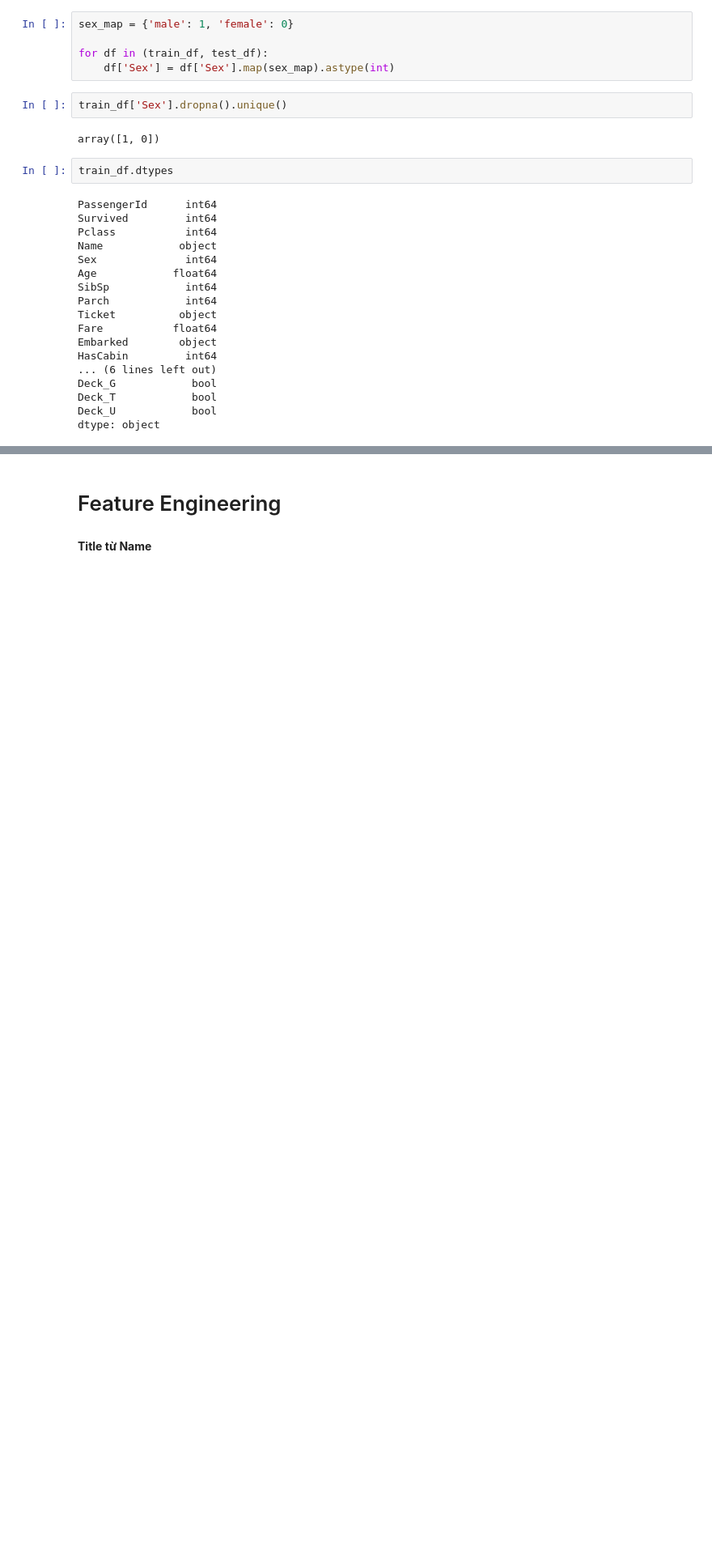
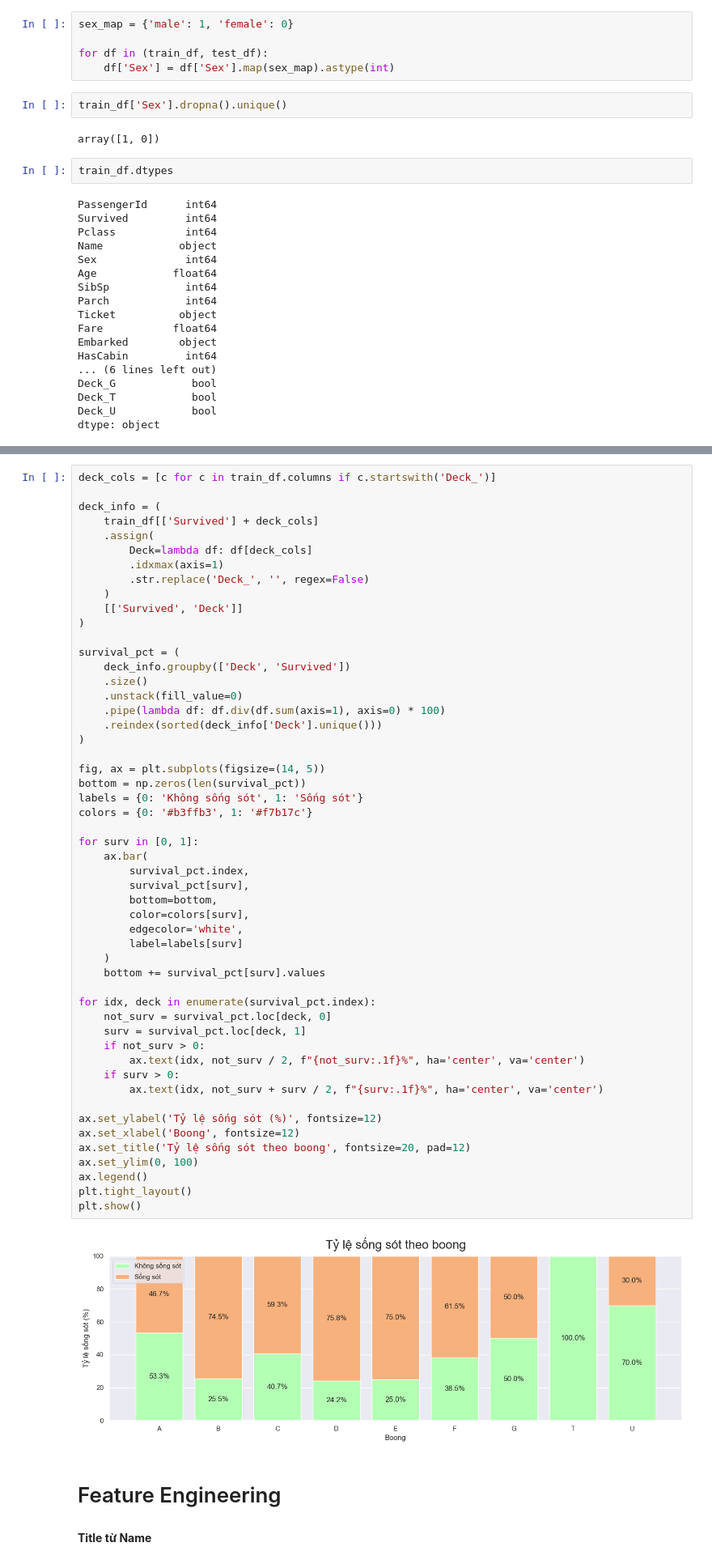
Before and after one commit to Phtzone/SGU25_KPDL_Group, a Jupyter notebook: Challange 1/titanic/titanic.ipynb, the cells around one changed output, grey strips where cells are left out. Shown at 81% size. Cells and saved outputs as stored; diff of their text form; blank space fills up the shorter version.

```diff
--- a/Challange 1/titanic/titanic.ipynb
+++ b/Challange 1/titanic/titanic.ipynb
@@ -301,3 +411,57 @@ dtype: object
+# %%
+deck_cols = [c for c in train_df.columns if c.startswith('Deck_')]
+
+deck_info = (
+    train_df[['Survived'] + deck_cols]
+    .assign(
+        Deck=lambda df: df[deck_cols]
+        .idxmax(axis=1)
+        .str.replace('Deck_', '', regex=False)
+    )
+    [['Survived', 'Deck']]
+)
+
+survival_pct = (
+    deck_info.groupby(['Deck', 'Survived'])
+    .size()
+    .unstack(fill_value=0)
+    .pipe(lambda df: df.div(df.sum(axis=1), axis=0) * 100)
+    .reindex(sorted(deck_info['Deck'].unique()))
+)
+
+fig, ax = plt.subplots(figsize=(14, 5))
+bottom = np.zeros(len(survival_pct))
+labels = {0: 'Không sống sót', 1: 'Sống sót'}
+colors = {0: '#b3ffb3', 1: '#f7b17c'}
+
+for surv in [0, 1]:
+    ax.bar(
+        survival_pct.index,
+        survival_pct[surv],
+        bottom=bottom,
+        color=colors[surv],
+        edgecolor='white',
+        label=labels[surv]
+    )
+    bottom += survival_pct[surv].values
+
+for idx, deck in enumerate(survival_pct.index):
+    not_surv = survival_pct.loc[deck, 0]
+    surv = survival_pct.loc[deck, 1]
+    if not_surv > 0:
+        ax.text(idx, not_surv / 2, f"{not_surv:.1f}%", ha='center', va='center')
+    if surv > 0:
+        ax.text(idx, not_surv + surv / 2, f"{surv:.1f}%", ha='center', va='center')
+
+ax.set_ylabel('Tỷ lệ sống sót (%)', fontsize=12)
+ax.set_xlabel('Boong', fontsize=12)
+ax.set_title('Tỷ lệ sống sót theo boong', fontsize=20, pad=12)
+ax.set_ylim(0, 100)
+ax.legend()
+plt.tight_layout()
+plt.show()
+# %% [output]
+[figure, added]
 # %% [markdown]
 # Feature Engineering
 # %% [markdown]
```
Also changed, not shown: parts of 15 cells of this notebook.
